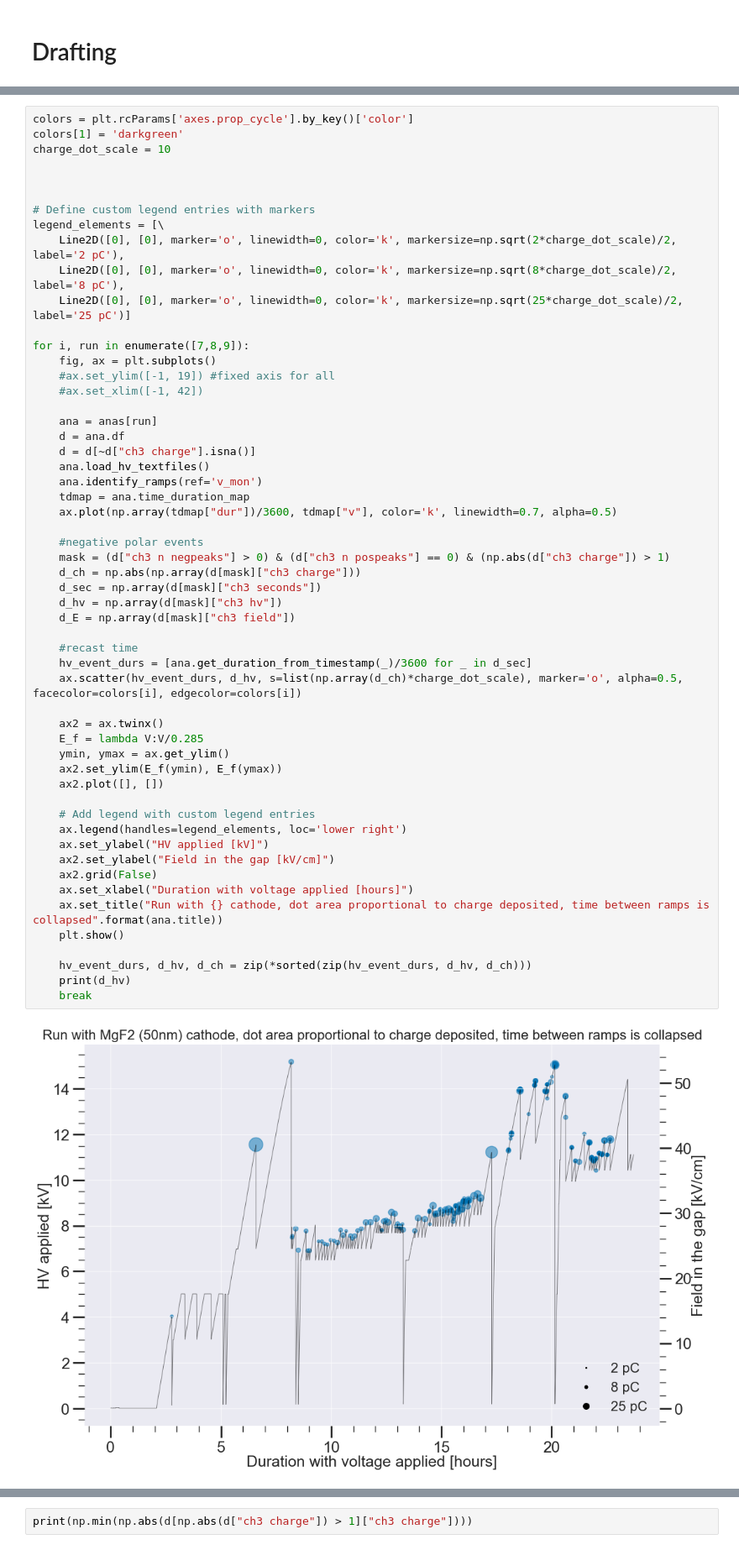
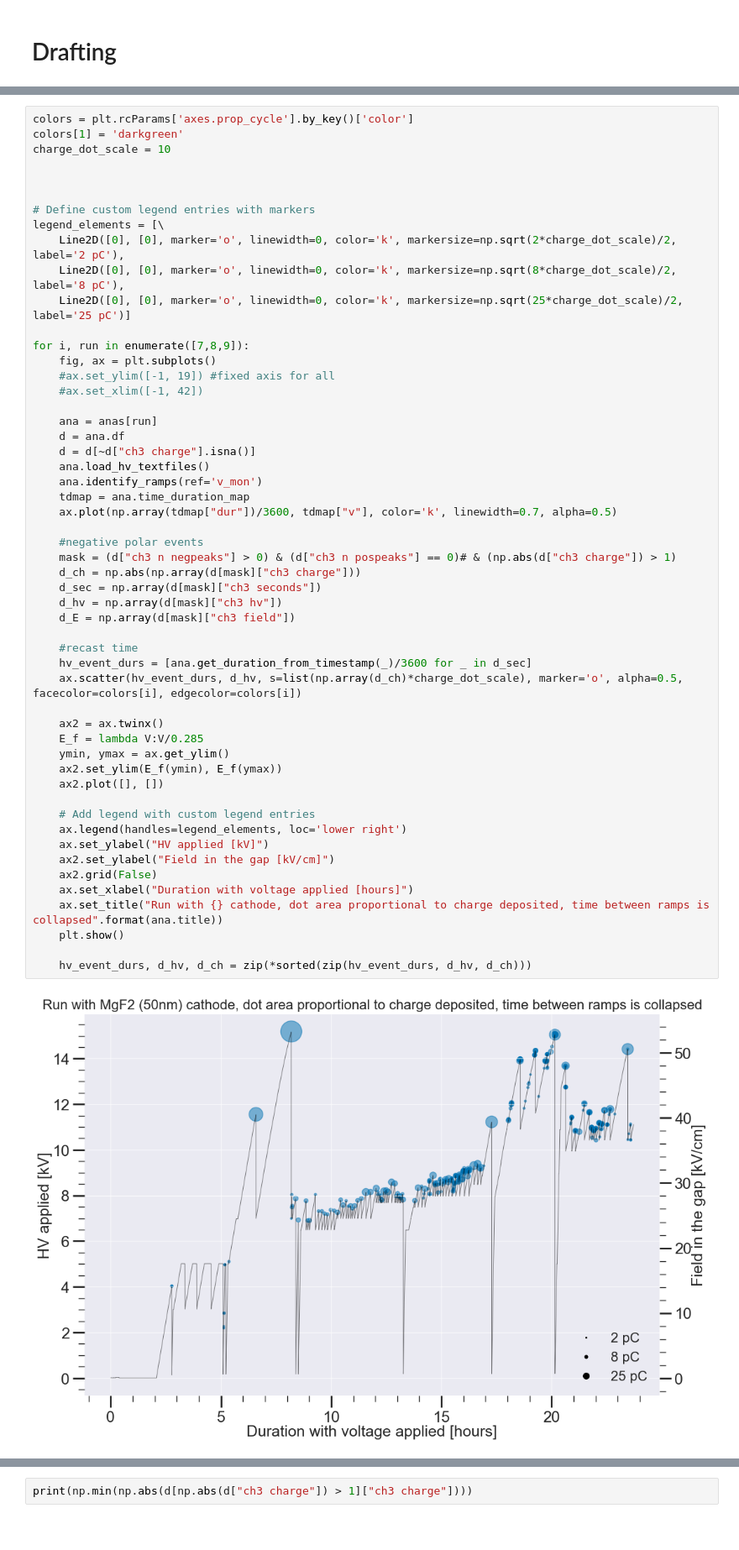
Before and after one commit to ejangelico/ad2-data-processing, a Jupyter notebook: notebooks/Analysis of run comparisons.ipynb, the cells around one changed output, grey strips where cells are left out. Shown at 84% size. Drawn from its saved outputs; the diff is of its cells as text.

```diff
--- a/notebooks/Analysis of run comparisons.ipynb
+++ b/notebooks/Analysis of run comparisons.ipynb
@@ -298,34 +298,32 @@ for i, run in enumerate([7,8,9]):
     tdmap = ana.time_duration_map
     ax.plot(np.array(tdmap["dur"])/3600, tdmap["v"], color='k', linewidth=0.7, alpha=0.5)
 
     #negative polar events
-    mask = (d["ch3 n negpeaks"] > 0) & (d["ch3 n pospeaks"] == 0) & (np.abs(d["ch3 charge"]) > 1)
+    mask = (d["ch3 n negpeaks"] > 0) & (d["ch3 n pospeaks"] == 0)# & (np.abs(d["ch3 charge"]) > 1)
     d_ch = np.abs(np.array(d[mask]["ch3 charge"]))
     d_sec = np.array(d[mask]["ch3 seconds"])
     d_hv = np.array(d[mask]["ch3 hv"])
     d_E = np.array(d[mask]["ch3 field"])
 
     #recast time
     hv_event_durs = [ana.get_duration_from_timestamp(_)/3600 for _ in d_sec]
     ax.scatter(hv_event_durs, d_hv, s=list(np.array(d_ch)*charge_dot_scale), marker='o', alpha=0.5, facecolor=colors[i], edgecolor=colors[i])
 
     ax2 = ax.twinx()
     E_f = lambda V:V/0.285
     ymin, ymax = ax.get_ylim()
     ax2.set_ylim(E_f(ymin), E_f(ymax))
     ax2.plot([], [])
 
     # Add legend with custom legend entries
     ax.legend(handles=legend_elements, loc='lower right')
     ax.set_ylabel("HV applied [kV]")
     ax2.set_ylabel("Field in the gap [kV/cm]")
     ax2.grid(False)
     ax.set_xlabel("Duration with voltage applied [hours]")
     ax.set_title("Run with {} cathode, dot area proportional to charge deposited, time between ramps is collapsed".format(ana.title))
     plt.show()
 
     hv_event_durs, d_hv, d_ch = zip(*sorted(zip(hv_event_durs, d_hv, d_ch)))
-    print(d_hv)
-    break
 # %% [output]
-[figure, old version]
+[figure, new version]
```
Also changed, not shown: parts of 6 cells of this notebook, 2 other files.
